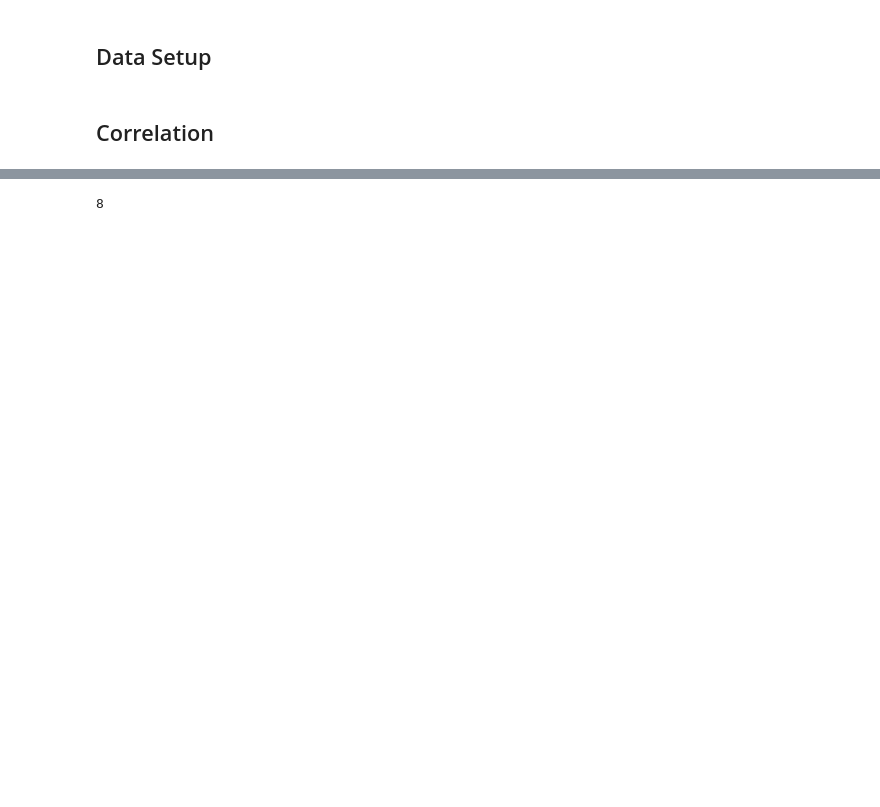
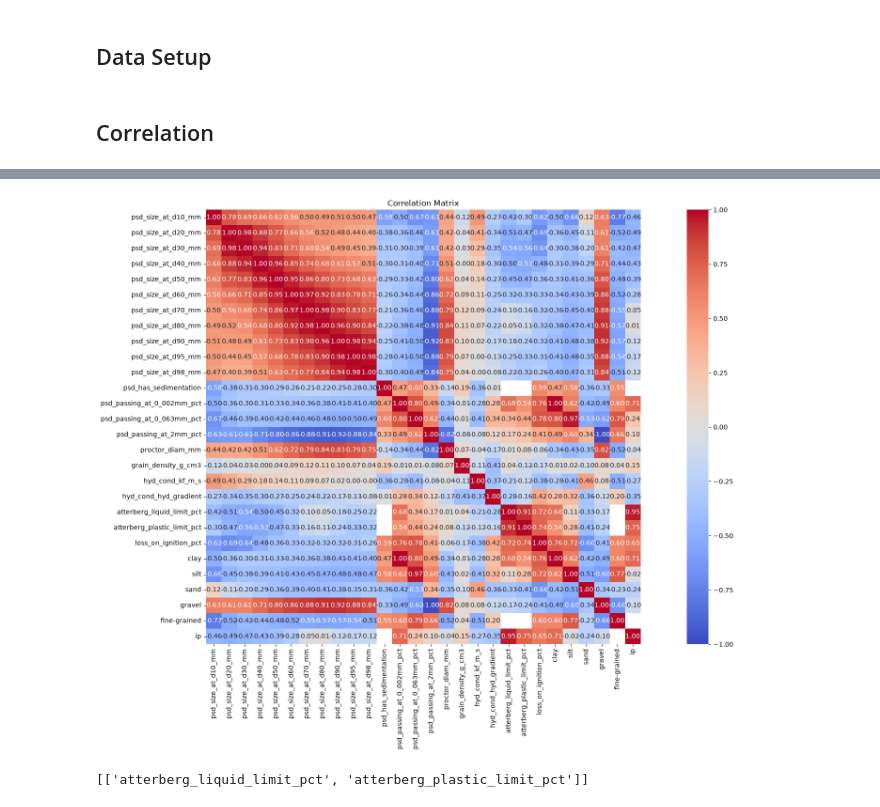
Before and after one commit to jkmathilda/proctor_prediction, a Jupyter notebook: data_analysis.ipynb, the cells around one changed output, grey strips where cells are left out. Drawn from its saved outputs; the diff is of its cells as text; code cells hidden in the pictures; blank space fills up the shorter version.

```diff
--- a/data_analysis.ipynb
+++ b/data_analysis.ipynb
@@ -46,29 +57,29 @@ corr_mat
 # %%
-# # Heatmap
+# Heatmap
 
-# plt.figure(figsize=(12, 10))
+plt.figure(figsize=(20, 12))
 
-# sns.heatmap(
-#     corr_mat,
-#     cmap='coolwarm',
-#     annot=True,      # Show correlation values
-#     fmt='.2f',       # 2 decimal places
-#     vmin=-1,
-#     vmax=1,
-#     square=True
-# )
+sns.heatmap(
+    corr_mat,
+    cmap='coolwarm',
+    annot=True,      # Show correlation values
+    fmt='.2f',       # 2 decimal places
+    vmin=-1,
+    vmax=1,
+    square=True
+)
 
-# plt.title("Correlation Matrix")
-# plt.tight_layout()
-# plt.show()
+plt.title("Correlation Matrix")
+plt.tight_layout()
+plt.show()
+# %% [output]
+[figure, added]
 # %%
 # Checking for correlation value greater than 0.6
 
 temp = ['psd_has_sedimentation', 'psd_passing_at_0_002mm_pct', 'psd_passing_at_0_063mm_pct',
-       'psd_passing_at_2mm_pct',
-       'proctor_diam_mm', 'grain_density_g_cm3', 'hyd_cond_kf_m_s',
-       'hyd_cond_hyd_gradient', 'atterberg_liquid_limit_pct',
-       'atterberg_plastic_limit_pct', 'loss_on_ignition_pct']
+       'psd_passing_at_2mm_pct', 'proctor_diam_mm', 'grain_density_g_cm3', 'hyd_cond_kf_m_s',
+       'hyd_cond_hyd_gradient', 'atterberg_liquid_limit_pct', 'atterberg_plastic_limit_pct', 'loss_on_ignition_pct']
 
 lst = []
 
@@ -76,10 +87,10 @@ for col in df[temp]:
     for row in df[temp]:
         if row == col:  # want upper trianglar
             break
-        elif corr_mat.loc[row, col] >= 0.6:
+        elif corr_mat.loc[row, col] >= 0.9:
             lst.append([row, col])
 
-len(lst)
-# lst
+# len(lst)
+lst
 # %% [output]
-8
+[['atterberg_liquid_limit_pct', 'atterberg_plastic_limit_pct']]
```
Also changed, not shown: parts of 18 cells of this notebook, 1 other file.
